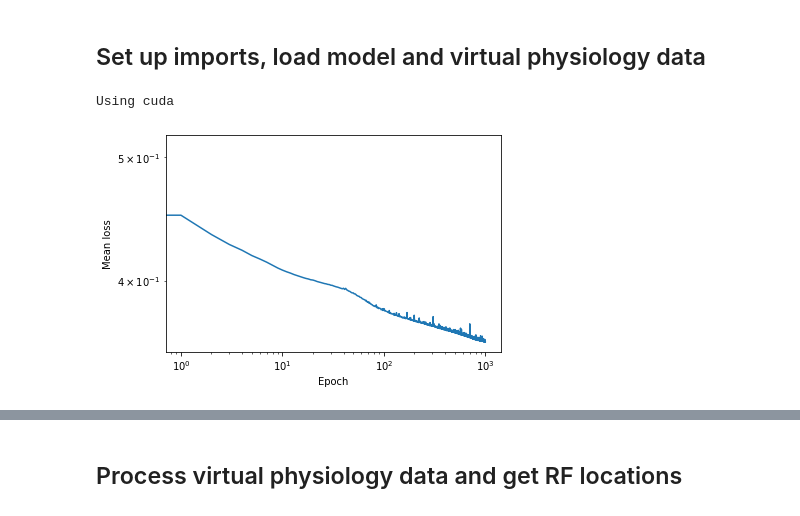
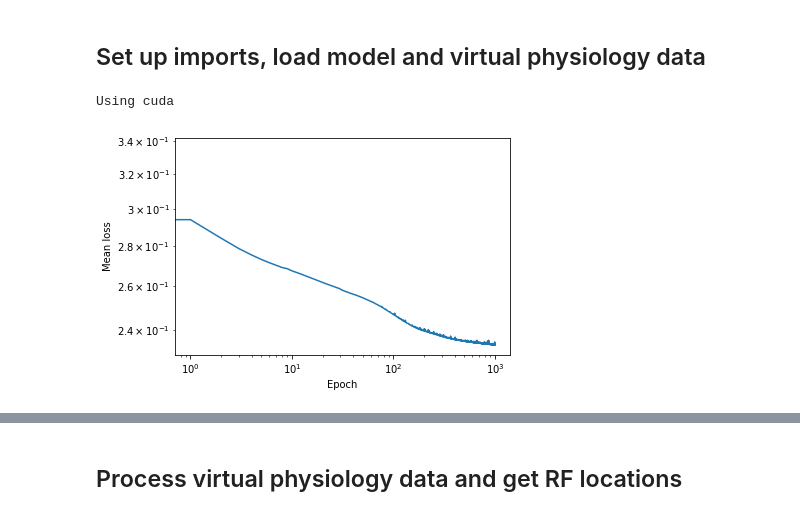
Before and after one commit to sebbkw/rnn, a Jupyter notebook: analyse_network.ipynb, the cells around one changed output, grey strips where cells are left out. Saved outputs shown, nothing was run; the diff lists cells and outputs as text; code cells hidden in the pictures.

```diff
--- a/analyse_network.ipynb
+++ b/analyse_network.ipynb
@@ -33,7 +33,7 @@ from brainbox import physiology
 
 # Global variables
 HIDDEN_UNITS = 1600
-FRAME_SIZE = 20
+FRAME_SIZE = 15
 WARMUP = 4
 MODE = 'hierarchical'
 T_STEPS = 45
@@ -54,38 +54,38 @@ PATHS = [
     # 20px, 3000 epochs
     'hierarchical-290290examples-20framesize-45tsteps-4warmup-3000epochs-1600units-0.0001lr-0.25gradclip-1e-6.25L1/0.2beta'
 ]
-PATH = PATHS[1]
+PATH = PATHS[0]
 
 # Set device to use on network
 DEVICE = torch.device('cuda' if torch.cuda.is_available() else 'cpu')
 print("Using", DEVICE)
 
 # Load previously trained model
 model = network.RecurrentTemporalPrediction.load(
     hidden_units = HIDDEN_UNITS,
     frame_size = FRAME_SIZE,
     warmup = WARMUP,
     mode = MODE,
     path = './models/' + PATH + '.pt'
 )
 
 # Load dataset
 if False:
     train_dataset = FramesDataset('./datasets/processed_dataset_15px_20tsteps.npy', 'train', WARMUP)
     train_data_loader = torch.utils.data.DataLoader(train_dataset, batch_size=128)
     print("Training dataset length:", len(train_dataset))
 
 # Plot loss history
 with open('./models/' + PATH + '.pickle', 'rb') as p:
     loss_history = pickle.load(p)
 
 plt.loglog(loss_history);
 plt.xlabel('Epoch')
 plt.ylabel('Mean loss')
 plt.show()
 # %% [output]
 Using cuda
-[figure, old version]
+[figure, new version]
 # %%
 # Load or save previously generated physiology data
 
```
Also changed, not shown: parts of 6 cells of this notebook.
